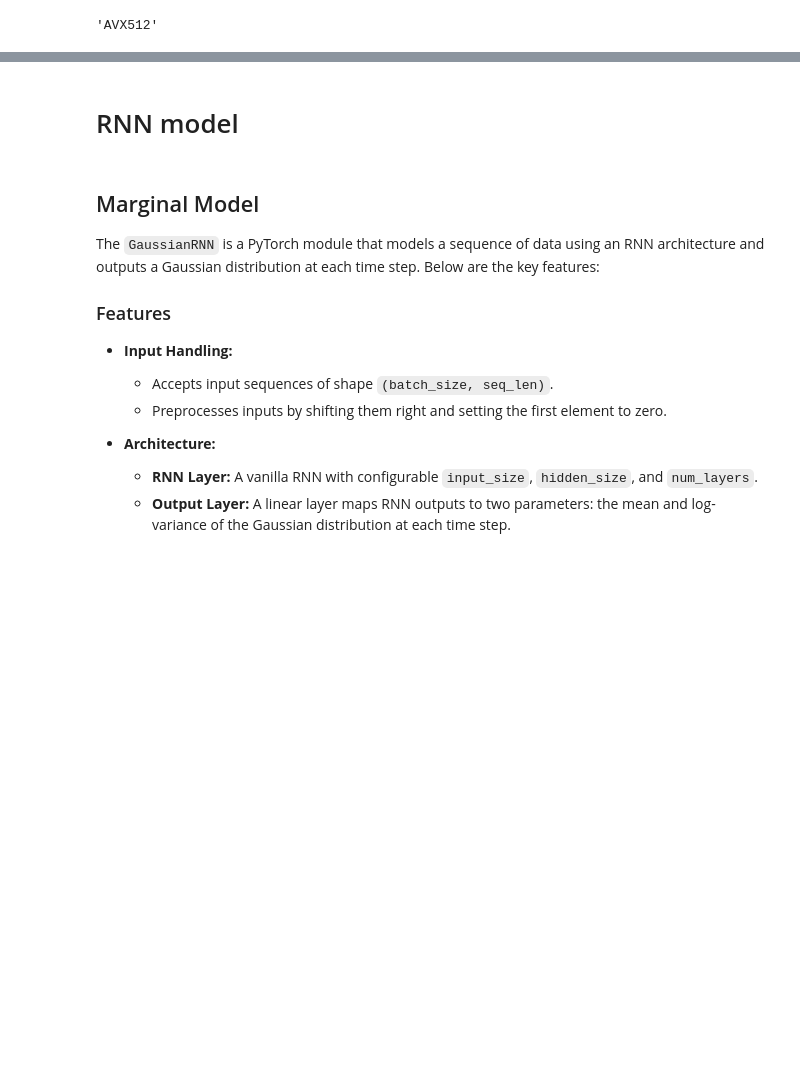
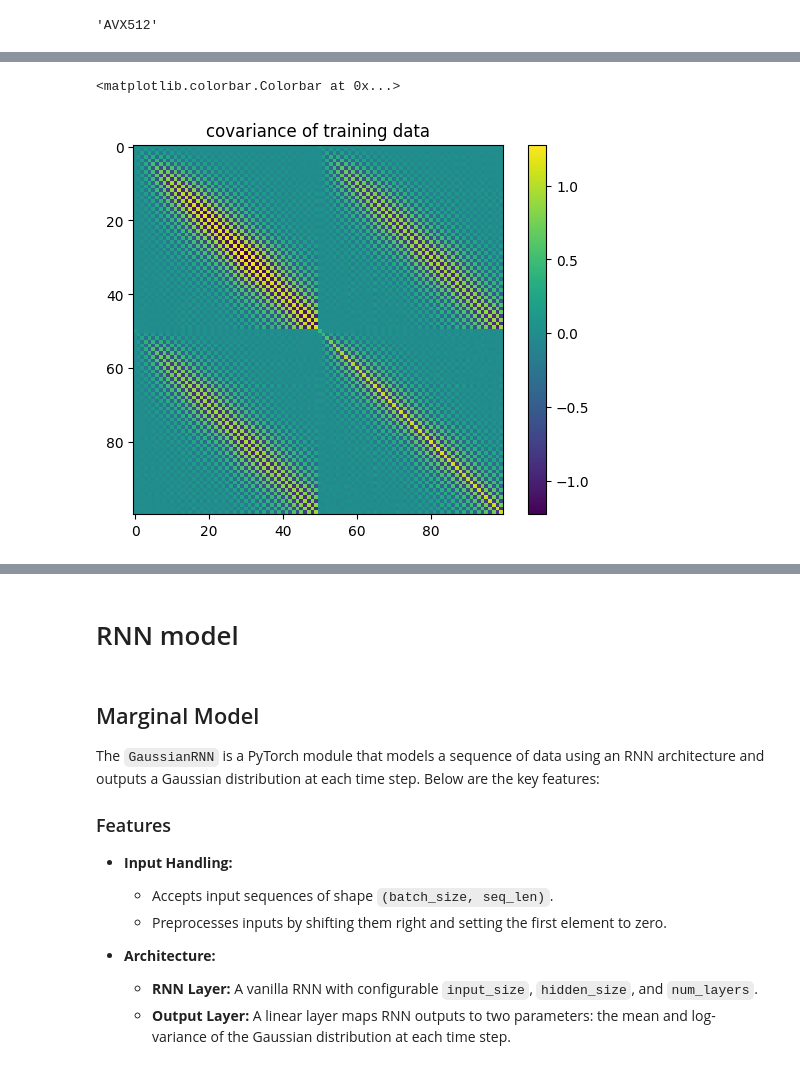
Before and after one commit to manuel-rhdt/ml-pws, a Jupyter notebook: notebooks/05_channel_capacity.ipynb, the cells around one changed output, grey strips where cells are left out. Saved outputs shown, nothing was run; the diff lists cells and outputs as text; code cells hidden in the pictures; blank space fills up the shorter version.

```diff
--- a/notebooks/05_channel_capacity.ipynb
+++ b/notebooks/05_channel_capacity.ipynb
@@ -52,0 +45,7 @@ Text(0.5, 0, 'lag')
+# %%
+plt.imshow(np.cov(np.concat([s_trajs / s_trajs.std(), x_trajs / x_trajs.std()], axis=1).T))
+plt.title('covariance of training data')
+plt.colorbar()
+# %% [output]
+<matplotlib.colorbar.Colorbar at 0x...>
+[figure, added]
```
Also changed, not shown: parts of 23 cells of this notebook, 11 other files.
